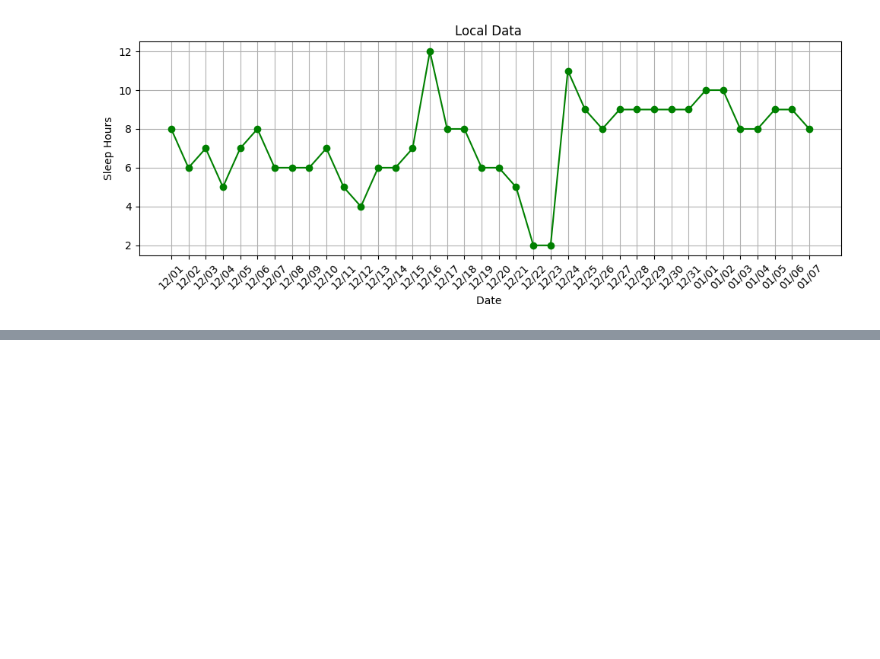
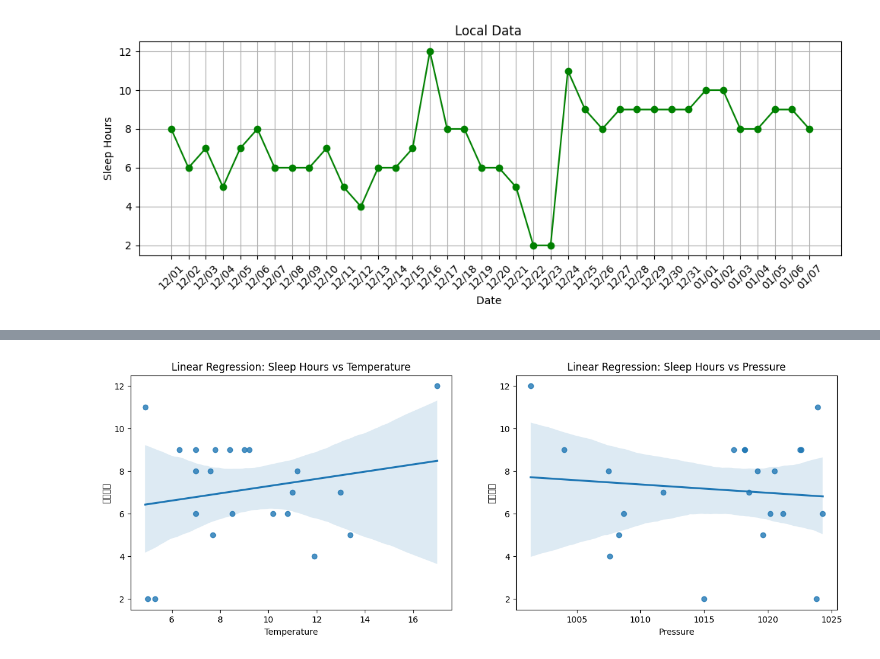
Before and after one commit to ss2322052/DS_Pro, a Jupyter notebook: analysis/analisis.ipynb, the cells around one changed output, grey strips where cells are left out. Cells and saved outputs as stored; diff of their text form; code cells hidden in the pictures; blank space fills up the shorter version.

```diff
--- a/analysis/analisis.ipynb
+++ b/analysis/analisis.ipynb
@@ -56,0 +115,12 @@ plt.tight_layout()
+# %%
+plt.figure(figsize=(15, 5))
+plt.subplot(1, 2, 1)
+sns.regplot(data=full_data, x='Temperature', y='睡眠時間')
+plt.title('Linear Regression: Sleep Hours vs Temperature')
+
+plt.subplot(1, 2, 2)
+sns.regplot(data=full_data, x='Pressure', y='睡眠時間')
+plt.title('Linear Regression: Sleep Hours vs Pressure')
+plt.show()
+# %% [output]
+[figure, added]
```
Also changed, not shown: parts of 5 cells of this notebook.
